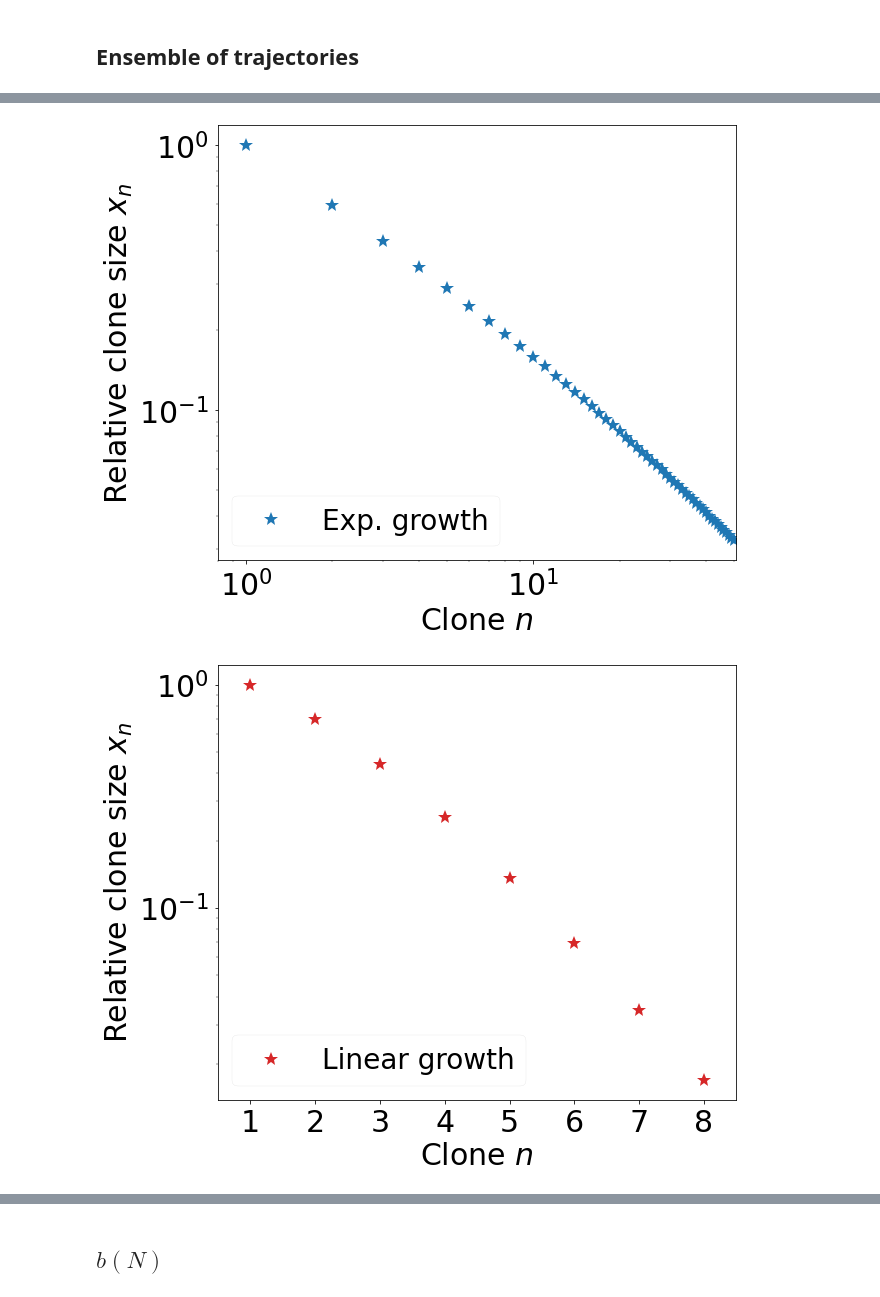
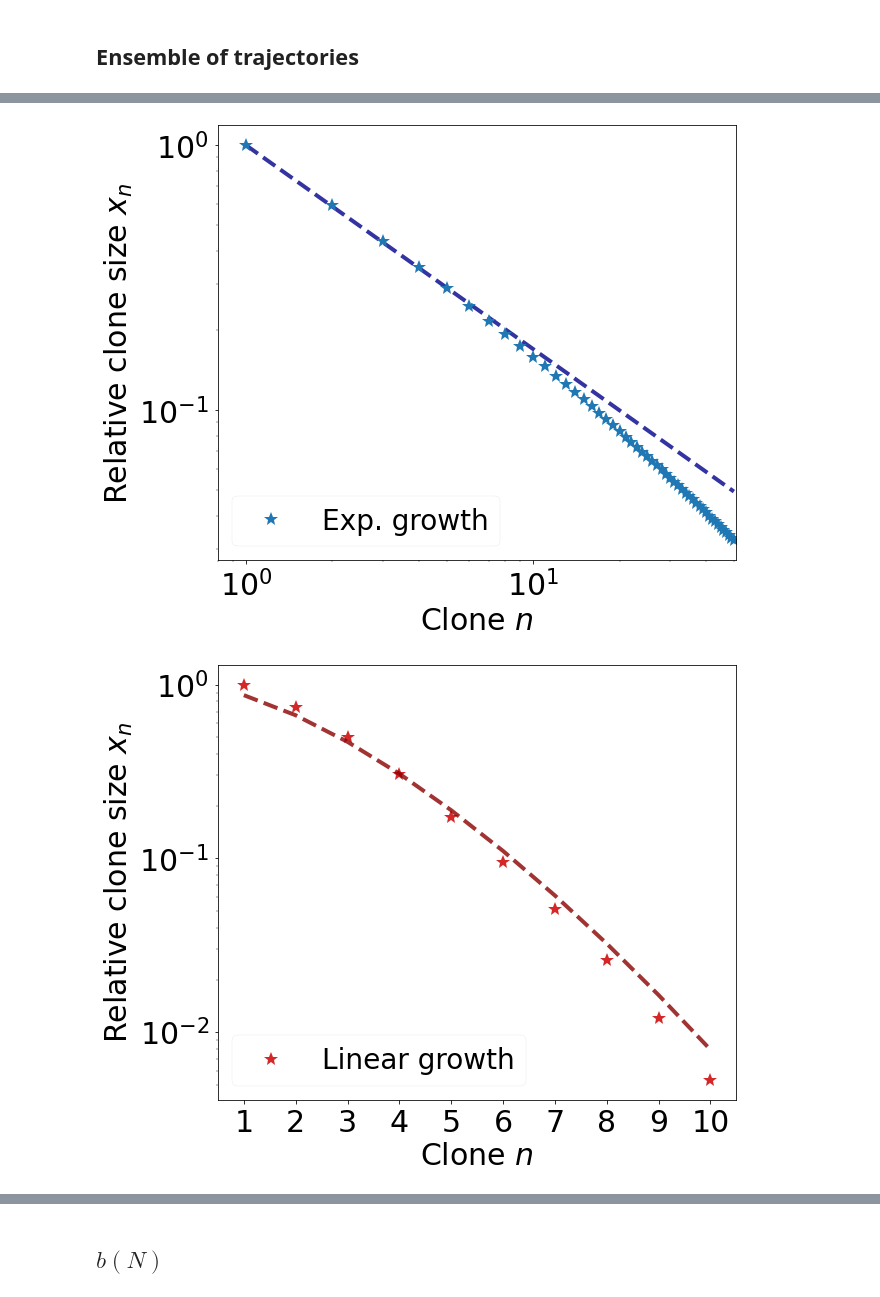
Before and after one commit to rmorantovar/Immune_System, a Jupyter notebook: Jupyter_Notebooks/1_Dynamics.ipynb, the cells around one changed output, grey strips where cells are left out. Saved outputs shown, nothing was run; the diff lists cells and outputs as text; code cells hidden in the pictures.

```diff
--- a/Jupyter_Notebooks/1_Dynamics.ipynb
+++ b/Jupyter_Notebooks/1_Dynamics.ipynb
@@ -289,7 +64,10 @@ nu = 0.5
 
 lambd = 0.62
 
-Types = ['MJ','Random']
+Types = ['MJ']
+ass = [0, 0]
+
+antigen = 'FMLFMAVFVMTSWYC'
 
 #b = 1.62
 #b = 1.97
@@ -301,7 +79,7 @@ colors = ['tab:blue','tab:red']
 colors_fit = ['darkblue', 'darkred']
 exponents = [-1, (-((eta*lambd)/nu)-1)]
 
-for Type in Types:
+for ti, Type in enumerate(Types):
 
     fig2, ax2 = plt.subplots(figsize=(10,8), gridspec_kw={'left':0.16})
     fig3, ax3 = plt.subplots(figsize=(10,8), gridspec_kw={'left':0.16})
@@ -330,11 +108,18 @@ for Type in Types:
             a0 = 1e3
             #t0 = dT
             lambd = 0.65
+            a = np.cumsum(data_N_active_linages_ensemble[::]*dT)[3]/time[3]**(lambd)
+            ass[ti]=a
             #-------------------------------------------
-            plaw_fit = time[0::]**(lambd)/time[3]**(lambd)*np.cumsum(data_N_active_linages_ensemble[::]*dT)[3]
+            plaw_fit = a*time[0::]**(lambd)
             #plaw_fit = ((1/(eta*2000*(lambd)*(eta*2000*t0+a0)**(lambd-1)))*((eta*2000*time+a0)**(lambd)-(eta*2000*t0+a0)**(lambd)))
             #plaw_fit = (2e3)**(-1)*((eta*time+a0)/(eta*t0+a0))**(lambd)
             ax3.plot(time[::], np.cumsum(data_N_active_linages_ensemble[::]*dT), colors[i], linestyle = '', marker = 'v', ms = 8, linewidth = 4, label = models_name[i]+" growth")
+
+            popt, pcov = curve_fit(my_linear_func, np.log(time[1::]), np.log(np.cumsum(data_N_active_linages_ensemble[1::]*dT)))
+
+            print(np.exp(popt[0]), a, popt[1], lambd)
+
             #ax3.plot(time[::], data_N_active_linages_ensemble[::], colors[i], linestyle = '-', marker = '', ms = 8, linewidth = 4, label = models_name[i]+" growth")
             ax3.plot(time[0::], plaw_fit, color = colors_fit[i], linestyle = '--', linewidth = 4)
             #ax3.plot(time, plaw_fit0, color = colors_fit[i], linestyle = '--', linewidth = 4)
@@ -386,7 +170,7 @@ lambd = 0.62
 #b = 2.08
 #-------------------------
 
-for Type in Types:
+for ti, Type in enumerate(Types):
 
     exponents = [(-((eta*lambd)/nu)-1), -1]
     fig, ax = plt.subplots(figsize=(10,8), gridspec_kw={'left':0.18})
@@ -441,7 +225,7 @@ for Type in Types:
             ax.text(x=4e0, y=5e-7, s = r'$\sim N_{b}^{-1-\frac{\lambda\alpha}{\beta}}$', fontsize=44, color = colors_fit[i])
             #-------------------------------------------
             n_array = np.linspace(1, N_clones, N_clones)
-            #ax2.plot(n_array, (lambd*eta*(n_array-1)+1)**(-nu/(lambd*eta)), linestyle = '--', marker = '', ms = 8, linewidth = 4, color=colors_fit[i], alpha = .8)
+            ax2.plot(n_array, ((n_array))**(-nu/(lambd*eta)), linestyle = '--', marker = '', ms = 8, linewidth = 4, color=colors_fit[i], alpha = .8)
             ax2.plot(n_array, Clone_relative_sizes/N_ens, color = colors[i], linestyle = '', linewidth = 1.5, marker = '*', ms = 15, label = 'Exp. growth')
             #ax3.text(x=2e1, y=4e-1, s = r'$\sim n^{-1}$', fontsize=44, color = colors_fit[i])
             ax2.set_xlim(left = .8, right = N_clones+1)
@@ -449,7 +233,7 @@ for Type in Types:
             ax.plot(clone_size[:-1], clone_size_counts[:-1], color = colors[i], linestyle = '', marker = 's', ms = 11, linewidth = 4)
 
         if(linear==1): #Linear
-            N_clones = 8
+            N_clones = 10
             Clone_relative_sizes = np.zeros(N_clones)
             N_ens = 0
             for j, N_final in enumerate(N_final_active_cum[:-1]):
@@ -476,7 +260,7 @@ for Type in Types:
             #-------------------------------------------
             n_array = np.linspace(1, N_clones, N_clones)
             ax3.plot(n_array, Clone_relative_sizes/N_ens, color = colors[i], linestyle = '', linewidth = 1.5, marker = '*', ms = 15, label = 'Linear growth')
-            #ax3.plot(n_array, 1*np.exp(-(nu)*((n_array-1)/0.6)**(1/lambd)), linestyle = '--', marker = '', ms = 8, linewidth = 4, color=colors_fit[i], alpha = .8)
+            ax3.plot(n_array, np.exp(-(nu)*((n_array)/(ass[ti]+1.7))**(1/lambd)), linestyle = '--', marker = '', ms = 8, linewidth = 4, color=colors_fit[i], alpha = .8)
             #ax3.text(x=6e0, y=4e-1, s = r'$\sim e^{-\frac{\nu}{\lambda}n}$', fontsize=44, color = colors_fit[i])
             ax3.set_xlim(left = .5, right = N_clones+.5)
             ax3.set_xticks(range(1,N_clones+1))
@@ -503,7 +287,7 @@ for Type in Types:
     my_plot_layout(ax = ax3, xscale='linear', yscale= 'log', xlabel=r'Clone $n$', ylabel=r'Relative clone size $x_n$',
                   ticks_labelsize= 30, x_fontsize=30, y_fontsize=30 )
     ax3.legend(fontsize = 28, loc = 3)
-    ax3.set_xticks(range(1,8+1))
+    ax3.set_xticks(range(1,10+1))
 
     fig.savefig('../Figures/1_Dynamics/Clone_size_distribution_'+Type+'.pdf')
     fig2.savefig('../Figures/1_Dynamics/Relative_CS_1_'+Type+'.pdf')
@@ -524,3 +302,3 @@ theory: -1
 [figure]
-[figure, old version]
+[figure, new version]
-[figure, old version]
+[figure, new version]
```
Also changed, not shown: parts of 6 cells of this notebook, 54 other files.
